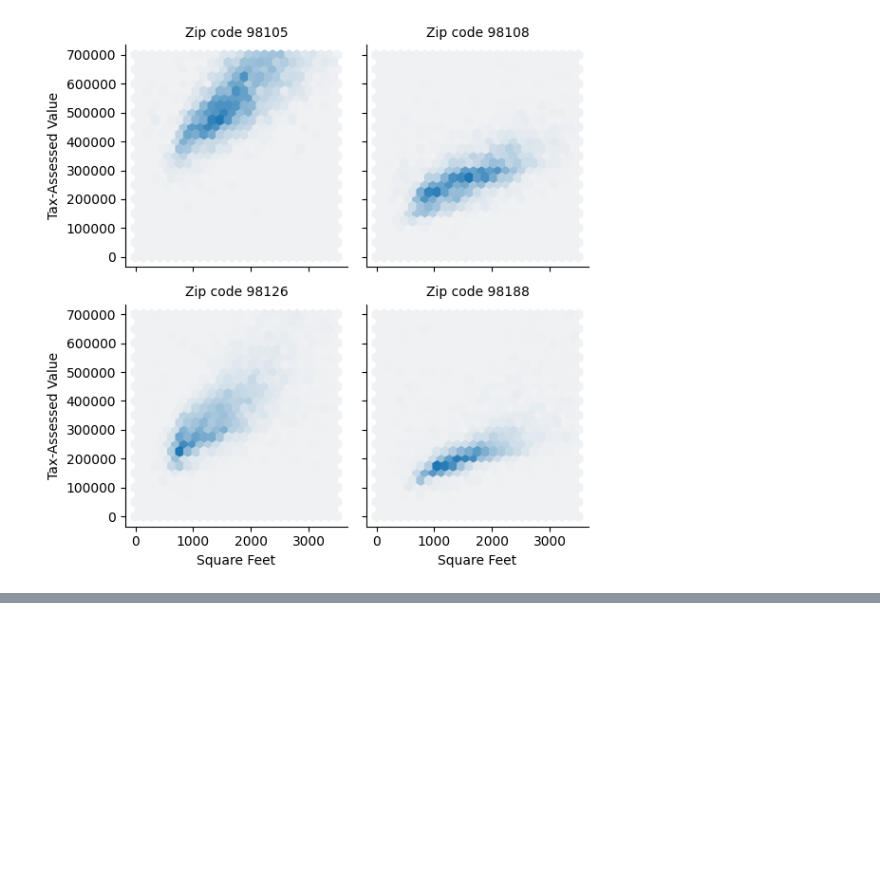
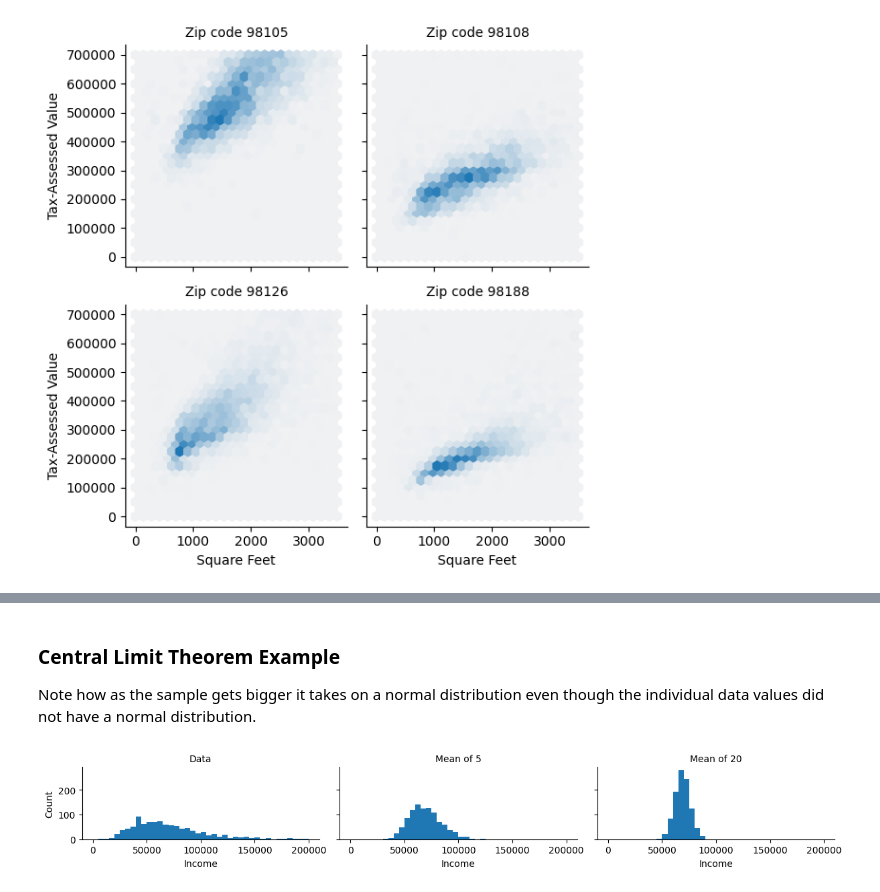
Before and after one commit to wdorsey/wdorsey-ai-engineering, a Jupyter notebook: Practical Statistics for Data Scientists/Practical Statistics for Data Scientists.ipynb, the cells around one changed output, grey strips where cells are left out. Drawn from its saved outputs; the diff is of its cells as text; code cells hidden in the pictures; blank space fills up the shorter version.

```diff
--- a/Practical Statistics for Data Scientists/Practical Statistics for Data Scientists.ipynb
+++ b/Practical Statistics for Data Scientists/Practical Statistics for Data Scientists.ipynb
@@ -27,4 +27,4 @@ df = pd.read_csv("data/nba_all_elo.csv", parse_dates=[5],
         "game_result": "category"
     }
 )
-df.head()
+loans_income = pd.read_csv("data/loans_income.csv")
@@ -432,0 +578,29 @@ g.set_titles("Zip code {col_name:.0f}")
+# %% [markdown]
+### Central Limit Theorem Example
+Note how as the sample gets bigger it takes on a normal distribution even though the individual data values did not have a normal distribution.
+# %%
+# sample 1000 values to get an idea of the data distribution
+sample_data = pd.DataFrame({
+    'income': loans_income.sample(1000)["x"],
+    'type': 'Data',
+})
+# take 1000 samples of the mean of 5 values
+sample_mean_05 = pd.DataFrame({
+    'income': [loans_income.sample(5).mean()["x"] for _ in range(1000)],
+    'type': 'Mean of 5',
+})
+# take 1000 samples of the mean of 20 values
+sample_mean_20 = pd.DataFrame({
+    'income': [loans_income.sample(20).mean()["x"] for _ in range(1000)],
+    'type': 'Mean of 20',
+})
+
+results = pd.concat([sample_data, sample_mean_05, sample_mean_20])
+
+g = sns.FacetGrid(results, col="type", height=2, aspect=2)
+g.map(plt.hist, "income", range=[0, 200_000], bins=40)
+g.set_axis_labels("Income", "Count")
+g.set_titles("{col_name}")
+plt.show()
+# %% [output]
+[figure, added]
```
Also changed, not shown: parts of 3 cells of this notebook.
